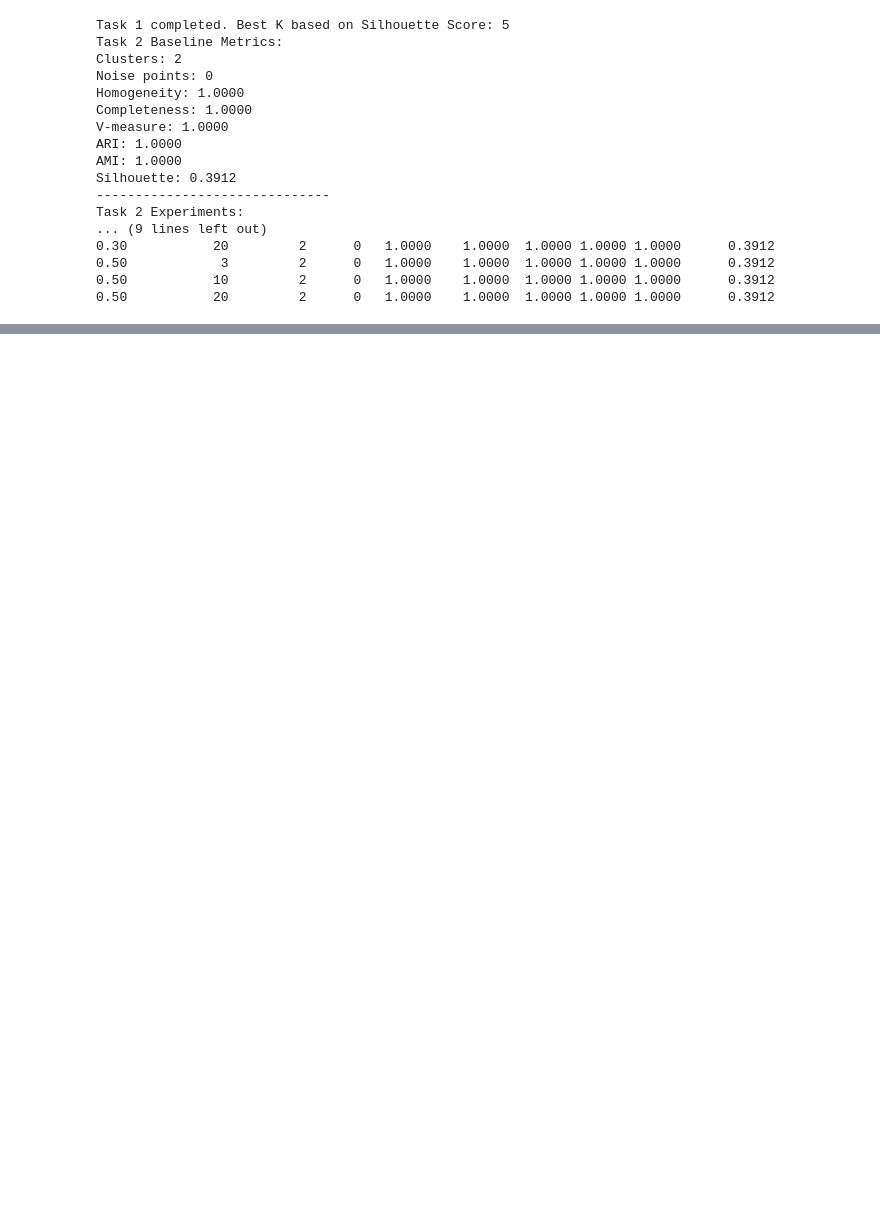
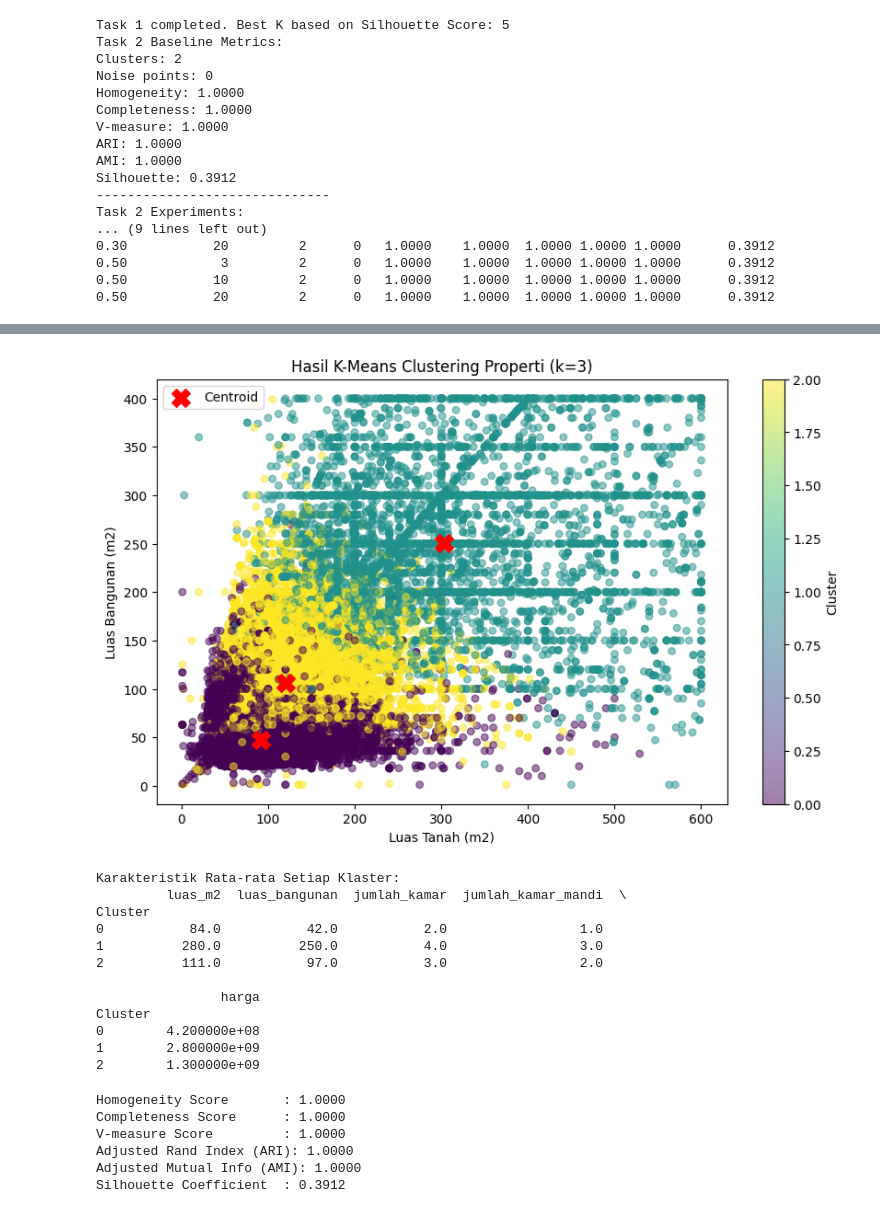
Before and after one commit to m1Febriansyah/244107020199-ML-12, a Jupyter notebook: JS04_Tugas.ipynb, the cells around one changed output, grey strips where cells are left out. Drawn from its saved outputs; the diff is of its cells as text; code cells hidden in the pictures; blank space fills up the shorter version.

```diff
--- a/JS04_Tugas.ipynb
+++ b/JS04_Tugas.ipynb
@@ -163,0 +222,43 @@ Task 2 Experiments:
+# %%
+# Membuat model K-Means dengan k terbaik (k=3)
+best_k = 3
+kmeans_best = KMeans(n_clusters=best_k, random_state=42, n_init=10)
+df_clean['Cluster'] = kmeans_best.fit_predict(X_scaled)
+
+# Mengembalikan koordinat centroid ke skala asli (m2 & jumlah kamar) untuk diplot
+centers_original = scaler.inverse_transform(kmeans_best.cluster_centers_)
+
+# Visualisasi hasil cluster berdasarkan Luas Tanah vs Luas Bangunan
+plt.figure(figsize=(10, 6))
+scatter = plt.scatter(
+    df_clean['luas_m2'], df_clean['luas_bangunan'],
+    c=df_clean['Cluster'], cmap='viridis', s=30, alpha=0.5
+)
+plt.scatter(
+    centers_original[:, 0], centers_original[:, 1],
+    c='red', s=200, marker='X', label='Centroid'
+)
+plt.xlabel('Luas Tanah (m2)')
+plt.ylabel('Luas Bangunan (m2)')
+plt.title(f'Hasil K-Means Clustering Properti (k={best_k})')
+plt.legend()
+plt.colorbar(scatter, label='Cluster')
+plt.show()
+
+# Melihat rata-rata karakteristik tiap klaster
+print("Karakteristik Rata-rata Setiap Klaster:")
+print(df_clean.groupby('Cluster')[['luas_m2', 'luas_bangunan', 'jumlah_kamar', 'jumlah_kamar_mandi', 'harga']].median())
+# %% [output]
+[figure, added]
+Karakteristik Rata-rata Setiap Klaster:
+         luas_m2  luas_bangunan  jumlah_kamar  jumlah_kamar_mandi  \
+Cluster
+0           84.0           42.0           2.0                 1.0
+1          280.0          250.0           4.0                 3.0
+2          111.0           97.0           3.0                 2.0
+
+                harga
+Cluster
+0        4.200000e+08
+1        2.800000e+09
+2        1.300000e+09
@@ -163,0 +283,31 @@ Task 2 Experiments:
+# %%
+from sklearn.cluster import DBSCAN
+import numpy as np
+
+# 2. Latih model DBSCAN baseline
+db = DBSCAN(eps=0.2, min_samples=5).fit(X_moons)
+labels = db.labels_
+
+# Menghitung jumlah klaster (mengabaikan noise jika ada yang bernilai -1)
+n_clusters = len(set(labels)) - (1 if -1 in labels else 0)
+n_noise = list(labels).count(-1)
+
+# 3. Evaluasi kualitas clustering
+print(f"Homogeneity Score       : {metrics.homogeneity_score(y_true, labels):.4f}")
+print(f"Completeness Score      : {metrics.completeness_score(y_true, labels):.4f}")
+print(f"V-measure Score         : {metrics.v_measure_score(y_true, labels):.4f}")
+print(f"Adjusted Rand Index (ARI): {metrics.adjusted_rand_score(y_true, labels):.4f}")
+print(f"Adjusted Mutual Info (AMI): {metrics.adjusted_mutual_info_score(y_true, labels):.4f}")
+
+# Silhouette Score hanya bisa dihitung jika terbentuk minimal 2 klaster valid
+if n_clusters > 1:
+    print(f"Silhouette Coefficient  : {metrics.silhouette_score(X_moons, labels):.4f}")
+else:
+    print("Silhouette Coefficient  : Tidak dapat dihitung (klaster < 2)")
+# %% [output]
+Homogeneity Score       : 1.0000
+Completeness Score      : 1.0000
+V-measure Score         : 1.0000
+Adjusted Rand Index (ARI): 1.0000
+Adjusted Mutual Info (AMI): 1.0000
+Silhouette Coefficient  : 0.3912
```
Also changed, not shown: parts of 6 cells of this notebook.
